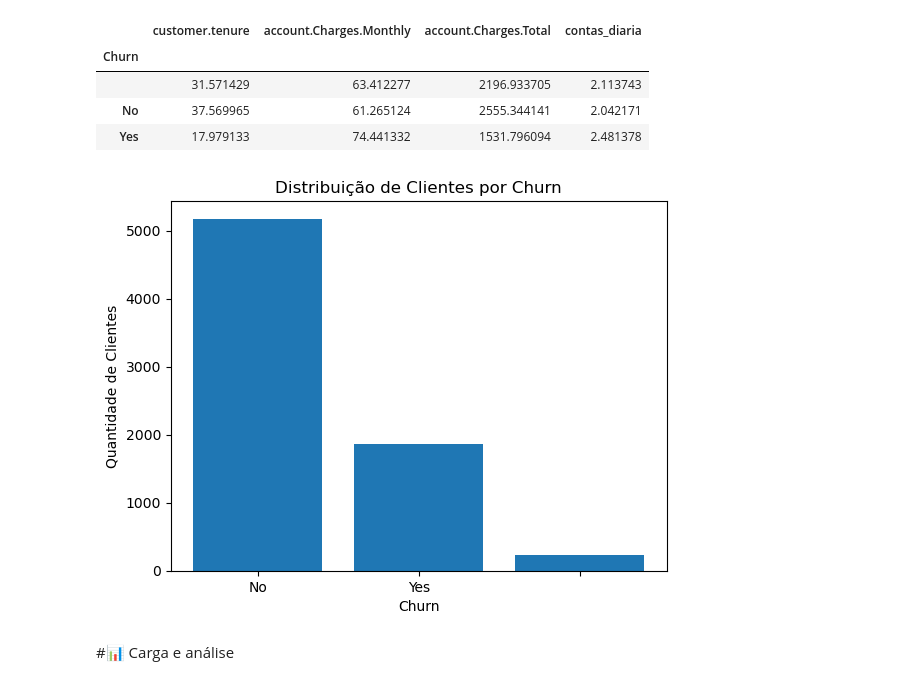
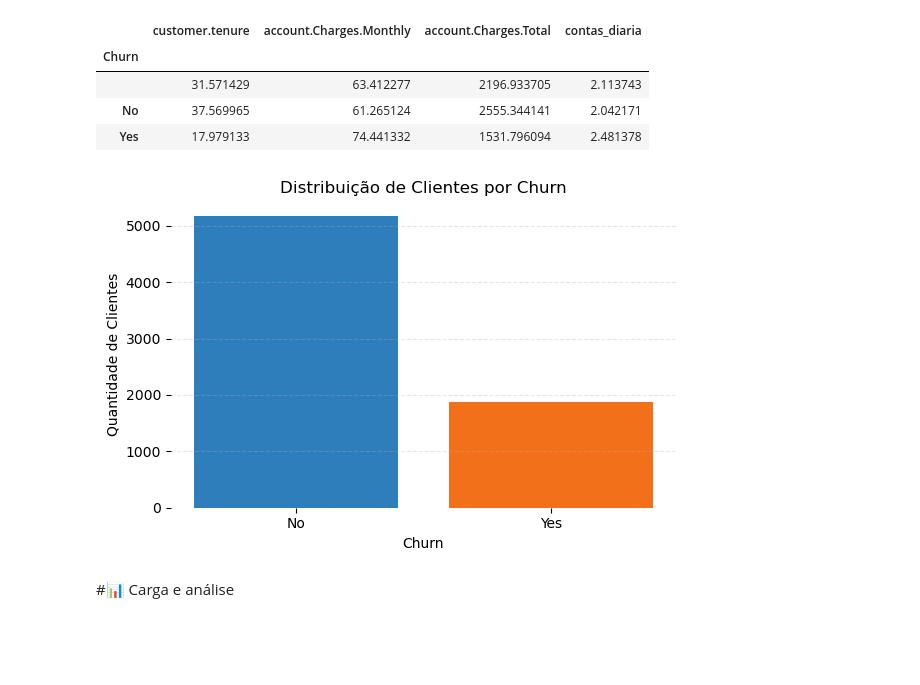
Before and after one commit to washingtongomes/desafio-telecom-x, a Jupyter notebook: TelecomX_BR.ipynb, the cells around one changed output. Cells and saved outputs as stored; diff of their text form; code cells hidden in the pictures; blank space fills up the shorter version.

```diff
--- a/TelecomX_BR.ipynb
+++ b/TelecomX_BR.ipynb
@@ -188,16 +188,40 @@ df.groupby('Churn')[[
 | Yes | 17.979133 | 74.441332 | 1531.796094 | 2.481378 |
 # %%
 import matplotlib.pyplot as plt
+import numpy as np
 
-churn_counts = df['Churn'].value_counts()
+# Garante a ordem correta
+churn_counts = df['Churn'].value_counts().reindex(['No', 'Yes'])
 
-plt.figure()
-plt.bar(churn_counts.index, churn_counts.values)
+# Cores alinhadas ao gráfico de pizza
+colors = [
+    plt.cm.Blues(0.7),   # No → azul mais forte
+    plt.cm.Oranges(0.6)    # Yes → vermelho
+]
+
+plt.figure(figsize=(6, 4))
+plt.bar(
+    churn_counts.index,
+    churn_counts.values,
+    color=colors
+)
+
 plt.xlabel('Churn')
 plt.ylabel('Quantidade de Clientes')
 plt.title('Distribuição de Clientes por Churn')
+
+plt.grid(axis='y', linestyle='--', alpha=0.3)
+
+# Remove bordas para visual limpo
+ax = plt.gca()
+for spine in ax.spines.values():
+    spine.set_visible(False)
+
+plt.tight_layout()
 plt.show()
+
+plt.show()
 # %% [output]
-[figure, old version]
+[figure, new version]
 # %% [markdown]
 #📊 Carga e análise
```
Also changed, not shown: parts of 3 cells of this notebook.
